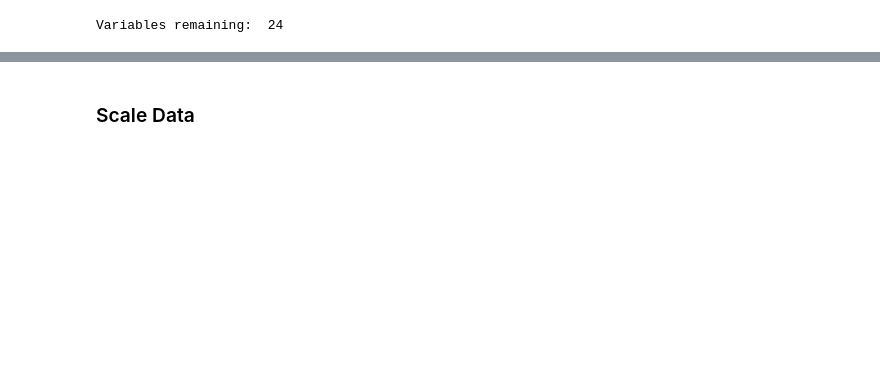
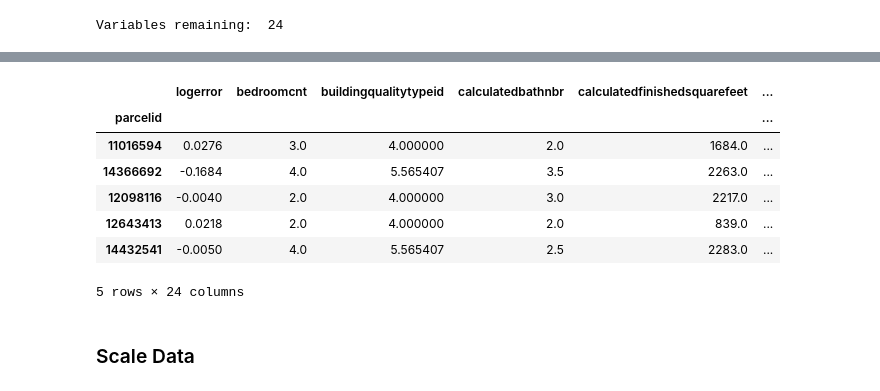
Before and after one commit to malctaylor15/Zillow_Kaggle, a Jupyter notebook: Analysis - Linear Regression.ipynb, the cells around one changed output, grey strips where cells are left out. Saved outputs shown, nothing was run; the diff lists cells and outputs as text; code cells hidden in the pictures; blank space fills up the shorter version.

```diff
--- a/Analysis - Linear Regression.ipynb
+++ b/Analysis - Linear Regression.ipynb
@@ -417,0 +411,2 @@ gc.collect()
+# %%
+train_df2['airConditionFlag'] = np.ceil(train_df2.airconditioningtypeid).apply(lambda x: 1 if x ==2.0 else 0)
@@ -417,0 +423,3 @@ gc.collect()
+# %%
+train_df2.drop(['airconditioningtypeid'],inplace=True,axis=1)
+train_df2.columns.tolist()
@@ -418,2 +494,13 @@ gc.collect()
+# %%
+train_df2.head()
+# %% [output]
+|  | logerror | bedroomcnt | buildingqualitytypeid | calculatedbathnbr | calculatedfinishedsquarefeet | ... |
+| parcelid |  |  |  |  |  | ... |
+| 11016594 | 0.0276 | 3.0 | 4.000000 | 2.0 | 1684.0 | ... |
+| 14366692 | -0.1684 | 4.0 | 5.565407 | 3.5 | 2263.0 | ... |
+| 12098116 | -0.0040 | 2.0 | 4.000000 | 3.0 | 2217.0 | ... |
+| 12643413 | 0.0218 | 2.0 | 4.000000 | 2.0 | 839.0 | ... |
+| 14432541 | -0.0050 | 4.0 | 5.565407 | 2.5 | 2283.0 | ... |
+5 rows × 24 columns
 # %% [markdown]
 ### Scale Data
```
Also changed, not shown: parts of 40 cells of this notebook.
